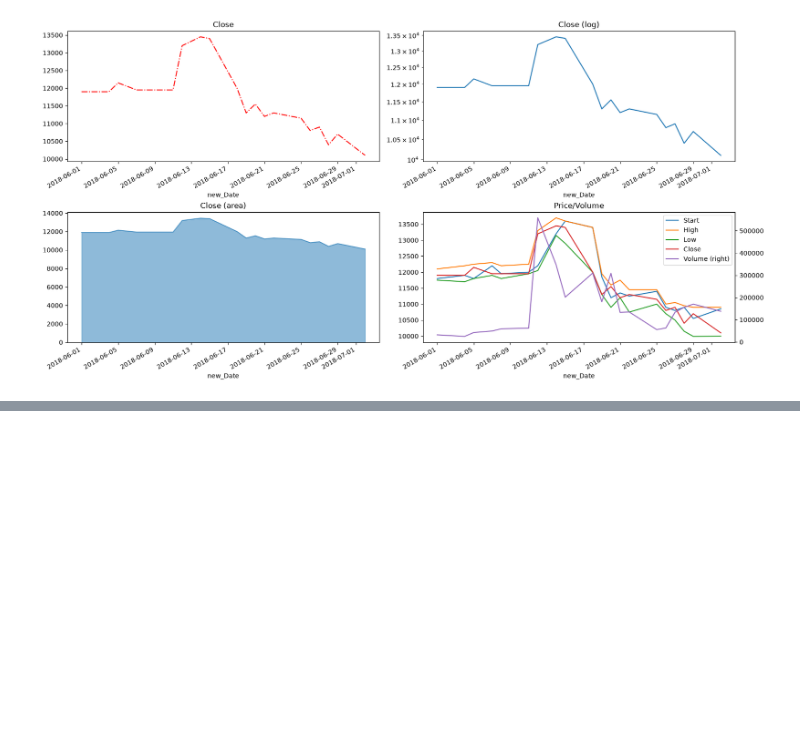
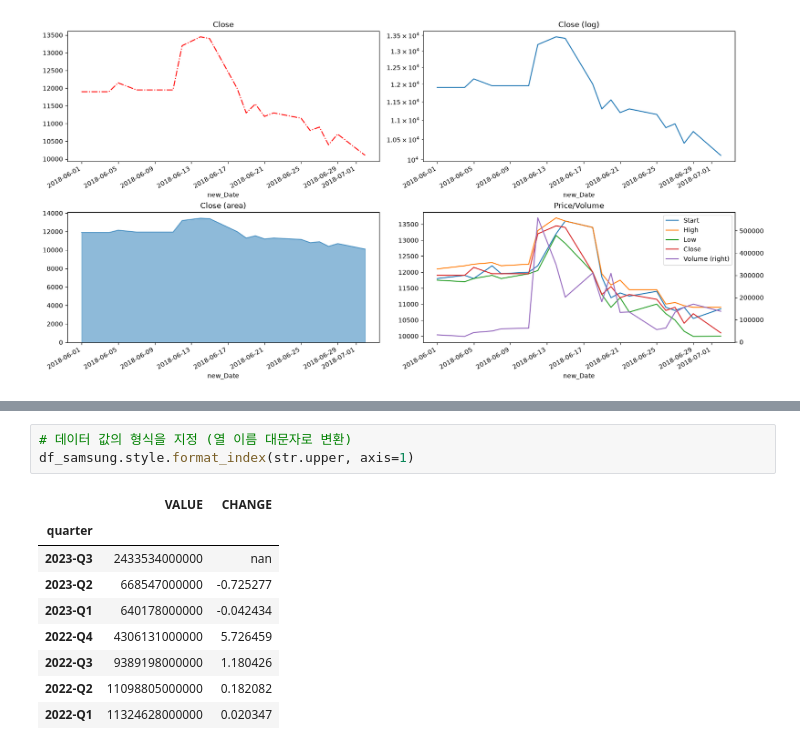
Before and after one commit to donghwan0907/pandas, a Jupyter notebook: 05_데이터 사전처리/06_시계열데이터.ipynb, the cells around one changed output, grey strips where cells are left out. Saved outputs shown, nothing was run; the diff lists cells and outputs as text; blank space fills up the shorter version.

```diff
--- a/05_데이터 사전처리/06_시계열데이터.ipynb
+++ b/05_데이터 사전처리/06_시계열데이터.ipynb
@@ -655,0 +721,13 @@ ValueError: If using all scalar values, you must pass an index
+# %%
+# 데이터 값의 형식을 지정 (열 이름 대문자로 변환)
+df_samsung.style.format_index(str.upper, axis=1)
+# %% [output]
+|  | VALUE | CHANGE |
+| quarter |  |  |
+| 2023-Q3 | 2433534000000 | nan |
+| 2023-Q2 | 668547000000 | -0.725277 |
+| 2023-Q1 | 640178000000 | -0.042434 |
+| 2022-Q4 | 4306131000000 | 5.726459 |
+| 2022-Q3 | 9389198000000 | 1.180426 |
+| 2022-Q2 | 11098805000000 | 0.182082 |
+| 2022-Q1 | 11324628000000 | 0.020347 |
```
Also changed, not shown: parts of 6 cells of this notebook, 1 other file.
